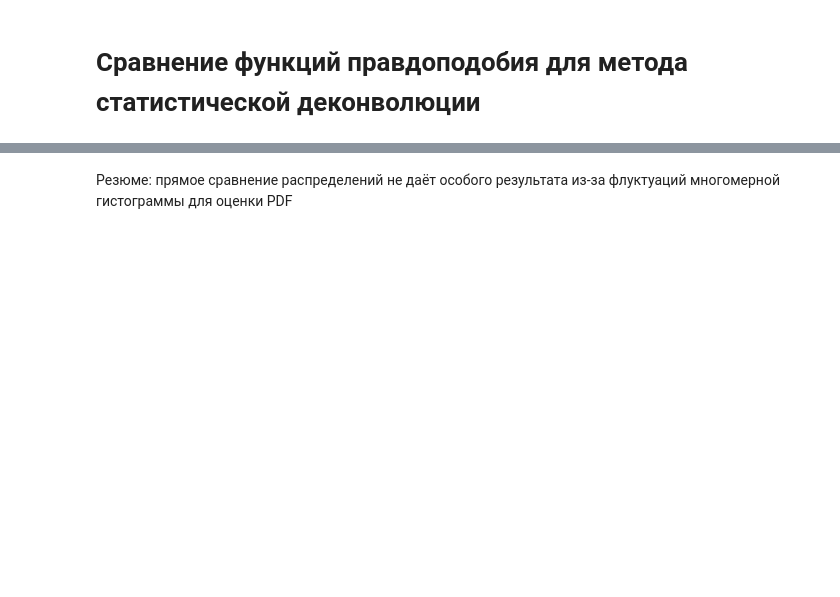
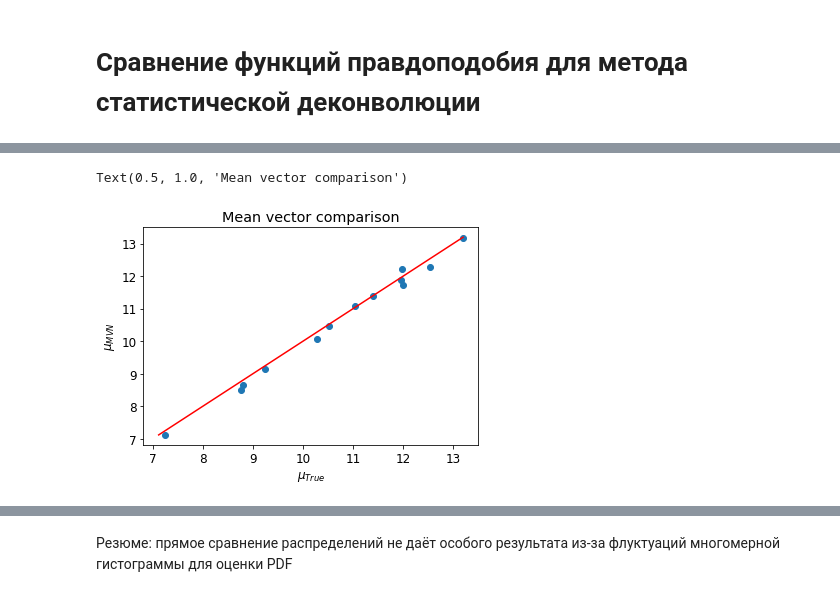
Before and after one commit to nj-vs-vh/master-thesis, a Jupyter notebook: notebooks/likelihoods_comparison.ipynb, the cells around one changed output, grey strips where cells are left out. Cells and saved outputs as stored; diff of their text form; code cells hidden in the pictures; blank space fills up the shorter version.

```diff
--- a/notebooks/likelihoods_comparison.ipynb
+++ b/notebooks/likelihoods_comparison.ipynb
@@ -20,0 +33,33 @@ stats = randomized_ir.RandomizedIrStats(rir, samplesize=10 ** 5)
+# %%
+S_sample_size = 100000
+# %%
+n_vec_mean = 15
+n_vec = utils.generate_poissonian_ns(n_vec_mean, N)
+s_vec = rir.convolve_with_n_vec(n_vec)
+n_vec_estimation = rireff.estimate_n_vec(s_vec)
+# %%
+S_sample_true = rireff.sample_S_vec(n_vec_estimation, n_samples=S_sample_size, progress=True)
+
+mu_true = np.mean(S_sample_true, axis=1)
+Sigma_true = np.cov(S_sample_true)
+
+mu_true = utils.slice_edge_effects(mu_true, L, N)
+Sigma_true = Sigma_true[L:N, L:N]
+# %%
+mvn_approx = rireff.get_multivariate_normal_S_vec(n_vec_estimation)
+mu_approx = mvn_approx.mean
+Sigma_approx = mvn_approx.cov
+# %%
+fig, ax = plt.subplots()
+
+min_mu = min(mu_approx.min(), mu_true.min())
+max_mu = max(mu_approx.max(), mu_true.max())
+
+ax.scatter(mu_true, mu_approx)
+ax.plot([min_mu, max_mu], [min_mu, max_mu], 'r')
+ax.set_xlabel('$\\mu_{{True}}$')
+ax.set_ylabel('$\\mu_{{MVN}}$')
+ax.set_title('Mean vector comparison')
+# %% [output]
+Text(0.5, 1.0, 'Mean vector comparison')
+[figure, added]
```
Also changed, not shown: parts of 28 cells of this notebook, 11 other files.
